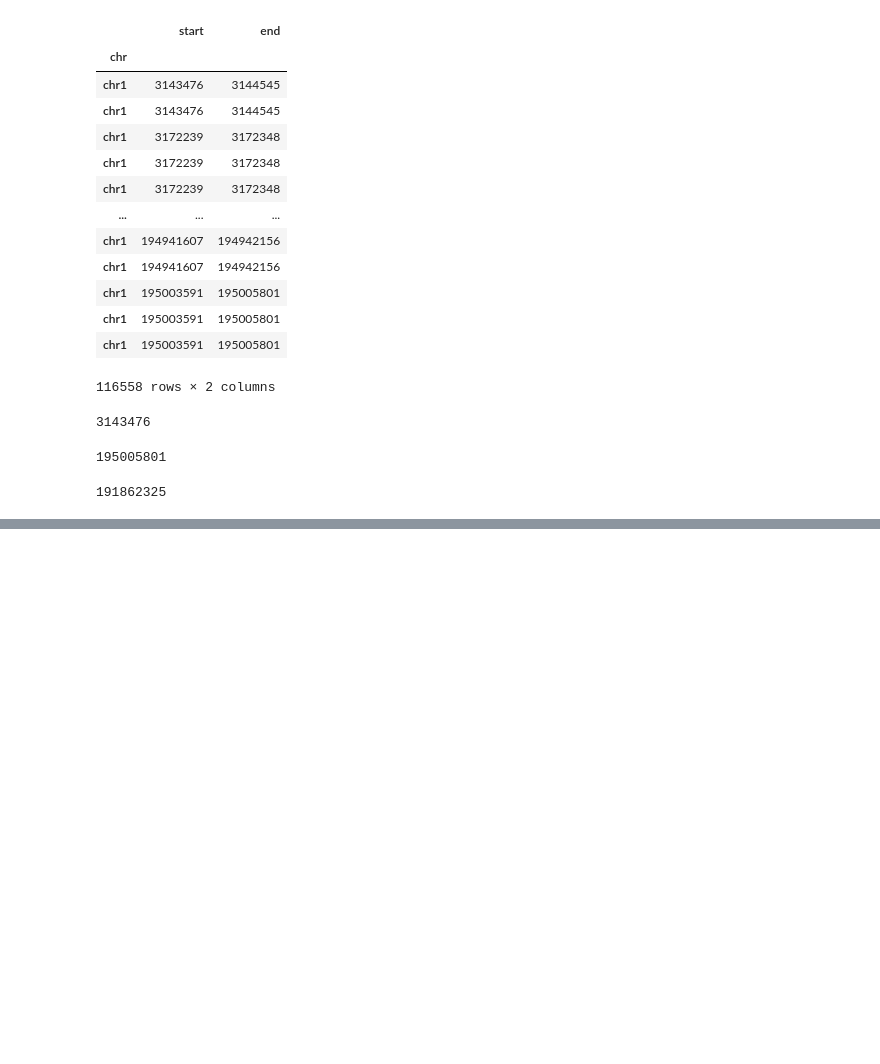
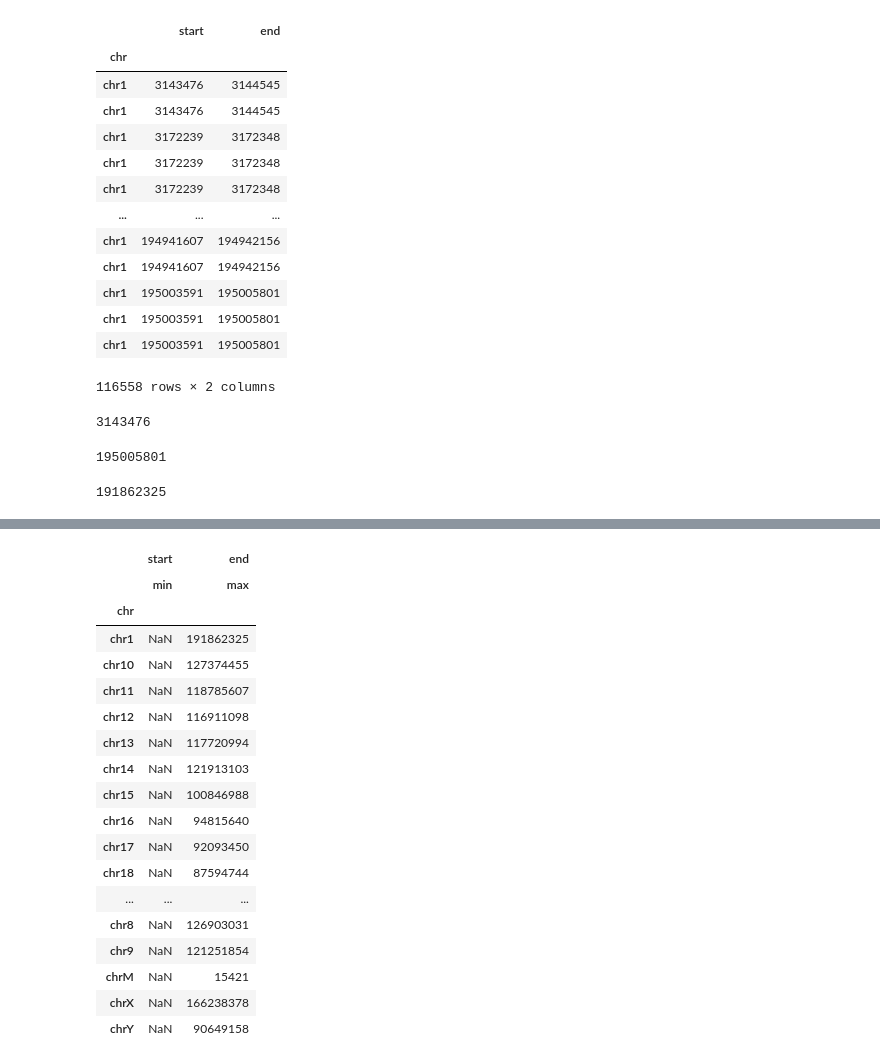
Before and after one commit to mervebduman/GRCm39, a Jupyter notebook: data_exploration.ipynb, the cells around one changed output, grey strips where cells are left out. Drawn from its saved outputs; the diff is of its cells as text; code cells hidden in the pictures; blank space fills up the shorter version.

```diff
--- a/data_exploration.ipynb
+++ b/data_exploration.ipynb
@@ -146,0 +219,23 @@ end
+# %%
+calc = calc.diff(axis=1)
+calc
+# %% [output]
+|  | start | end |
+|  | min | max |
+| chr |  |  |
+| chr1 | NaN | 191862325 |
+| chr10 | NaN | 127374455 |
+| chr11 | NaN | 118785607 |
+| chr12 | NaN | 116911098 |
+| chr13 | NaN | 117720994 |
+| chr14 | NaN | 121913103 |
+| chr15 | NaN | 100846988 |
+| chr16 | NaN | 94815640 |
+| chr17 | NaN | 92093450 |
+| chr18 | NaN | 87594744 |
+| ... | ... | ... |
+| chr8 | NaN | 126903031 |
+| chr9 | NaN | 121251854 |
+| chrM | NaN | 15421 |
+| chrX | NaN | 166238378 |
+| chrY | NaN | 90649158 |
```
Also changed, not shown: parts of 10 cells of this notebook.
